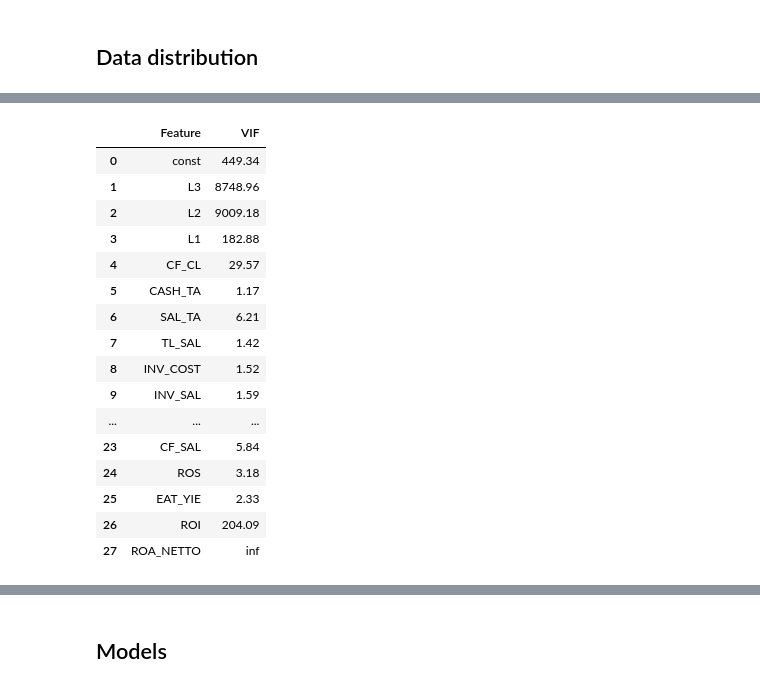
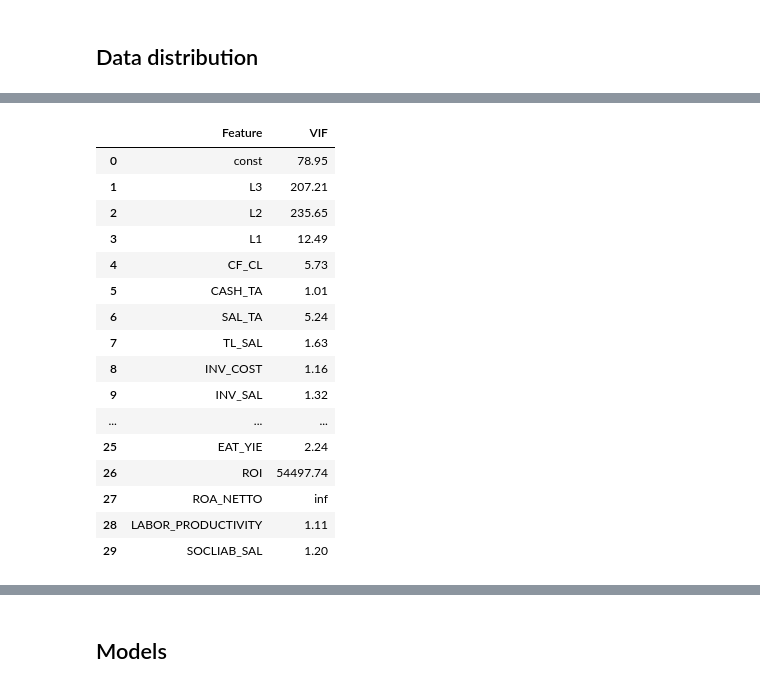
Before and after one commit to rohalmatus/financial-distress-models, a Jupyter notebook: CODE/EXPLORATORY/eda_01.ipynb, the cells around one changed output, grey strips where cells are left out. Saved outputs shown, nothing was run; the diff lists cells and outputs as text; code cells hidden in the pictures.

```diff
--- a/CODE/EXPLORATORY/eda_01.ipynb
+++ b/CODE/EXPLORATORY/eda_01.ipynb
@@ -66,4 +96,10 @@ financial_ratios_table_raw['year'].value_counts()
 Name: year, dtype: int64
+# %%
+data_2016 = financial_ratios_table_raw.query('year == 2016 and sal_class in ["2. Malý", "3. Stredný"]')
+data_2017 = financial_ratios_table_raw.query('year == 2017 and sal_class in ["2. Malý", "3. Stredný"]')
+data_2018 = financial_ratios_table_raw.query('year == 2018 and sal_class in ["2. Malý", "3. Stredný"]')
+data_2019 = financial_ratios_table_raw.query('year == 2019 and sal_class in ["2. Malý", "3. Stredný"]')
+financial_ratios_table_raw = None
 # %%
 def get_sample_sizes(data, row_label, column_label):
     samples_df = data.groupby([row_label, column_label])['financial_statement_id'].nunique().to_frame('count').reset_index()
@@ -140,24 +152,0 @@ for col in [ 'DPHZ_vat_registration_cancelled',
-# %%
-master_set_2017 = set(financial_ratios_table_raw['entity_ico'].unique())
-
-for year in 2015, 2016, 2017:
-    subset = financial_ratios_table_raw.query('year == @year and RUZ_indirect_criterion == 0 and RUZ_cancelled == 0 and RU_konkurz == 0 and RU_ostatne_konania == 0 and DPHZ_vat_registration_cancelled == 0')
-    subset_set = set(subset['entity_ico'].unique())
-
-    master_set_2017 = master_set_2017.intersection(subset_set)
-
-
-display(len(master_set_2017))
-
-
-master_set_2018 = set(financial_ratios_table_raw['entity_ico'].unique())
-
-for year in 2016, 2017, 2018:
-    subset = financial_ratios_table_raw.query('year == @year and RUZ_indirect_criterion == 0 and RUZ_cancelled == 0 and RU_konkurz == 0 and RU_ostatne_konania == 0 and DPHZ_vat_registration_cancelled == 0')
-    subset_set = set(subset['entity_ico'].unique())
-
-    master_set_2018 = master_set_2018.intersection(subset_set)
-
-
-
-display(len(master_set_2018))
@@ -168,8 +168,8 @@ display(len(master_set_2018))
 # financial_ratios_table_raw = financial_ratios_table_raw.query('entity_ico in @master_set')
 # financial_ratios_table_raw
 # %%
-SAL_CLASSES = sorted(financial_ratios_table_raw['sal_class'].unique())
-SKNACE_GROUPS = financial_ratios_table_raw['sknace_division'].unique()
+SAL_CLASSES = sorted(data_2018['sal_class'].unique())
+SKNACE_GROUPS = data_2018['sknace_division'].unique()
 # %%
 from sklearn.impute import SimpleImputer
 
@@ -188,7 +188,7 @@ financial_ratios_table_2017 = pd.DataFrame()
 for sal_class in SAL_CLASSES:
     for sknace in SKNACE_GROUPS:
         # print(f'sales_class: {sal_class}; sknace: {sknace}')
-        subset = financial_ratios_table_raw.query('sal_class == @sal_class and sknace_division == @sknace and year == 2017 and entity_ico in @master_set_2017')
+        subset = data_2017.query('sal_class == @sal_class and sknace_division == @sknace')
         if subset.shape[0] < 10:
             continue
         for col in predictors:
@@ -207,7 +207,7 @@ financial_ratios_table_2018 = pd.DataFrame()
 for sal_class in SAL_CLASSES:
     for sknace in SKNACE_GROUPS:
         # print(f'sales_class: {sal_class}; sknace: {sknace}')
-        subset = financial_ratios_table_raw.query('sal_class == @sal_class and sknace_division == @sknace and year == 2018 and entity_ico in @master_set_2018')
+        subset = data_2018.query('sal_class == @sal_class and sknace_division == @sknace')
         if subset.shape[0] < 10:
             continue
         for col in predictors:
@@ -312,42 +326,42 @@ plt.show()
 # %%
 import pandas as pd
 import statsmodels.api as sm
 
 def calculate_vif(data):
     # Add a constant term to the independent variables matrix
     X = sm.add_constant(data)
 
     # Compute VIF for each feature
     vif_data = pd.DataFrame()
     vif_data['Feature'] = X.columns
     vif_data['VIF'] = [1 / (1 - sm.OLS(X[col], X.drop(columns=[col])).fit().rsquared) for col in X.columns]
     vif_data['VIF'] = vif_data['VIF'].apply(lambda x: round(x, 2))
 
     return vif_data
 
 
 
 vif_result = calculate_vif(pd.DataFrame(fill_missing_values_mean(financial_ratios_table_2017[predictors]), columns=predictors))
 display(vif_result)
 
-vif_result = calculate_vif(pd.DataFrame(fill_missing_values_mean(financial_ratios_table_2017[['SAL_TA', 'ROE', 'ROA_NETTO', 'TL_TA', 'CASH_TA', 'ROS', 'NCL_TA', 'TL_SAL']]), columns=['SAL_TA', 'ROE', 'ROA_NETTO', 'TL_TA', 'CASH_TA', 'ROS', 'NCL_TA', 'TL_SAL']))
+vif_result = calculate_vif(pd.DataFrame(fill_missing_values_mean(financial_ratios_table_2017[['SAL_TA', 'ROE', 'ROA_NETTO', 'TL_TA', 'CASH_TA', 'ROS', 'NCL_TA', 'TL_SAL', 'LABOR_PRODUCTIVITY', 'SOCLIAB_SAL']]), columns=['SAL_TA', 'ROE', 'ROA_NETTO', 'TL_TA', 'CASH_TA', 'ROS', 'NCL_TA', 'TL_SAL', 'LABOR_PRODUCTIVITY', 'SOCLIAB_SAL']))
 display(vif_result)
 # %% [output]
 |  | Feature | VIF |
-| 0 | const | 449.34 |
-| 1 | L3 | 8748.96 |
-| 2 | L2 | 9009.18 |
-| 3 | L1 | 182.88 |
-| 4 | CF_CL | 29.57 |
-| 5 | CASH_TA | 1.17 |
-| 6 | SAL_TA | 6.21 |
-| 7 | TL_SAL | 1.42 |
-| 8 | INV_COST | 1.52 |
-| 9 | INV_SAL | 1.59 |
+| 0 | const | 78.95 |
+| 1 | L3 | 207.21 |
+| 2 | L2 | 235.65 |
+| 3 | L1 | 12.49 |
+| 4 | CF_CL | 5.73 |
+| 5 | CASH_TA | 1.01 |
+| 6 | SAL_TA | 5.24 |
+| 7 | TL_SAL | 1.63 |
+| 8 | INV_COST | 1.16 |
+| 9 | INV_SAL | 1.32 |
 | ... | ... | ... |
-| 23 | CF_SAL | 5.84 |
-| 24 | ROS | 3.18 |
-| 25 | EAT_YIE | 2.33 |
-| 26 | ROI | 204.09 |
+| 25 | EAT_YIE | 2.24 |
+| 26 | ROI | 54497.74 |
 | 27 | ROA_NETTO | inf |
+| 28 | LABOR_PRODUCTIVITY | 1.11 |
+| 29 | SOCLIAB_SAL | 1.20 |
 |  | Feature | VIF |
```
Also changed, not shown: parts of 20 cells of this notebook, 4 other files.
